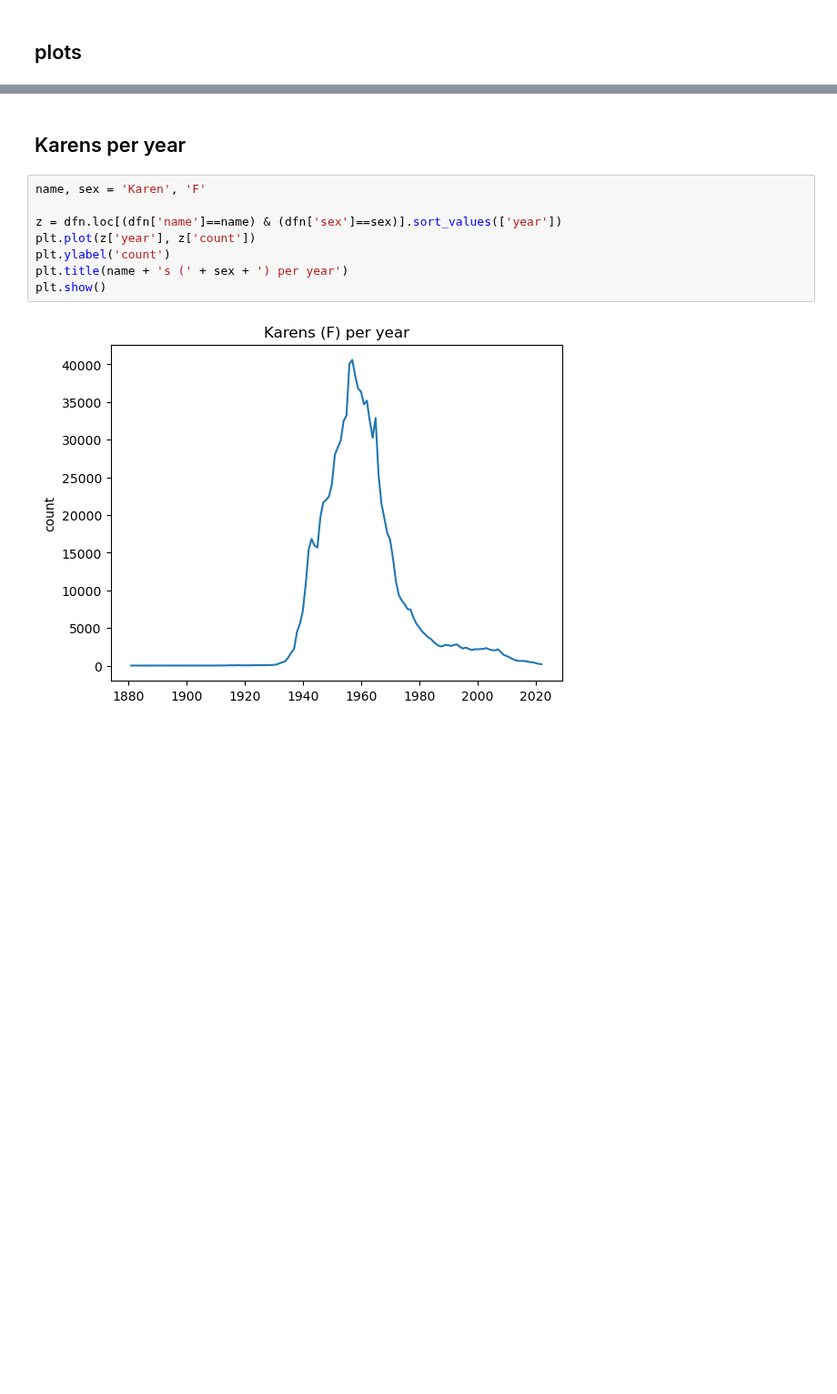
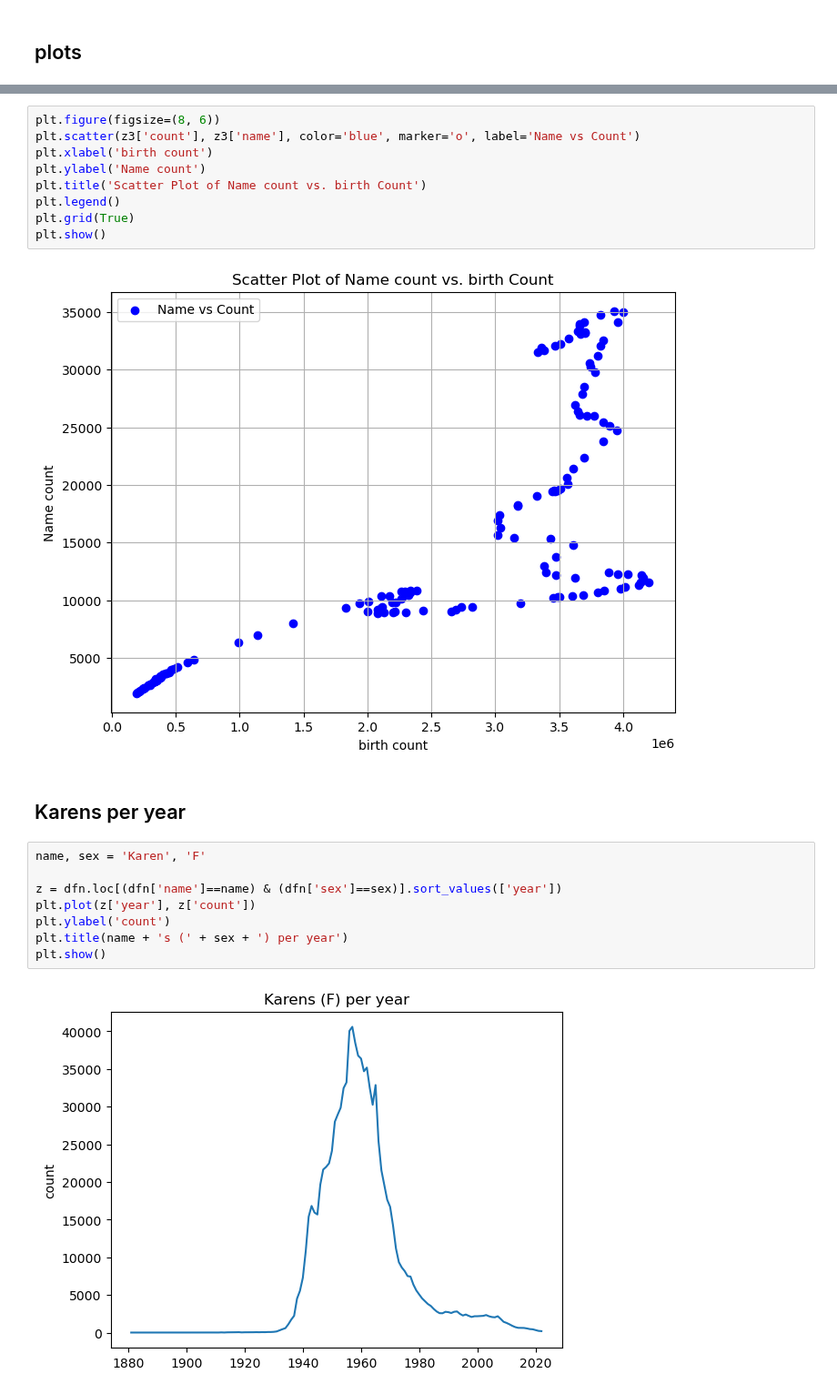
Before and after one commit to paulsch1/capstone, a Jupyter notebook: cap1_look_at_name_datasets.ipynb, the cells around one changed output, grey strips where cells are left out. Shown at 91% size. Saved outputs shown, nothing was run; the diff lists cells and outputs as text; blank space fills up the shorter version.

```diff
--- a/cap1_look_at_name_datasets.ipynb
+++ b/cap1_look_at_name_datasets.ipynb
@@ -154,3 +164,14 @@ plt.show()
+# %%
+plt.figure(figsize=(8, 6))
+plt.scatter(z3['count'], z3['name'], color='blue', marker='o', label='Name vs Count')
+plt.xlabel('birth count')
+plt.ylabel('Name count')
+plt.title('Scatter Plot of Name count vs. birth Count')
+plt.legend()
+plt.grid(True)
+plt.show()
+# %% [output]
+[figure, added]
 # %% [markdown]
 ## Karens per year
 # %%
```
Also changed, not shown: parts of 5 cells of this notebook, 4 other files.
